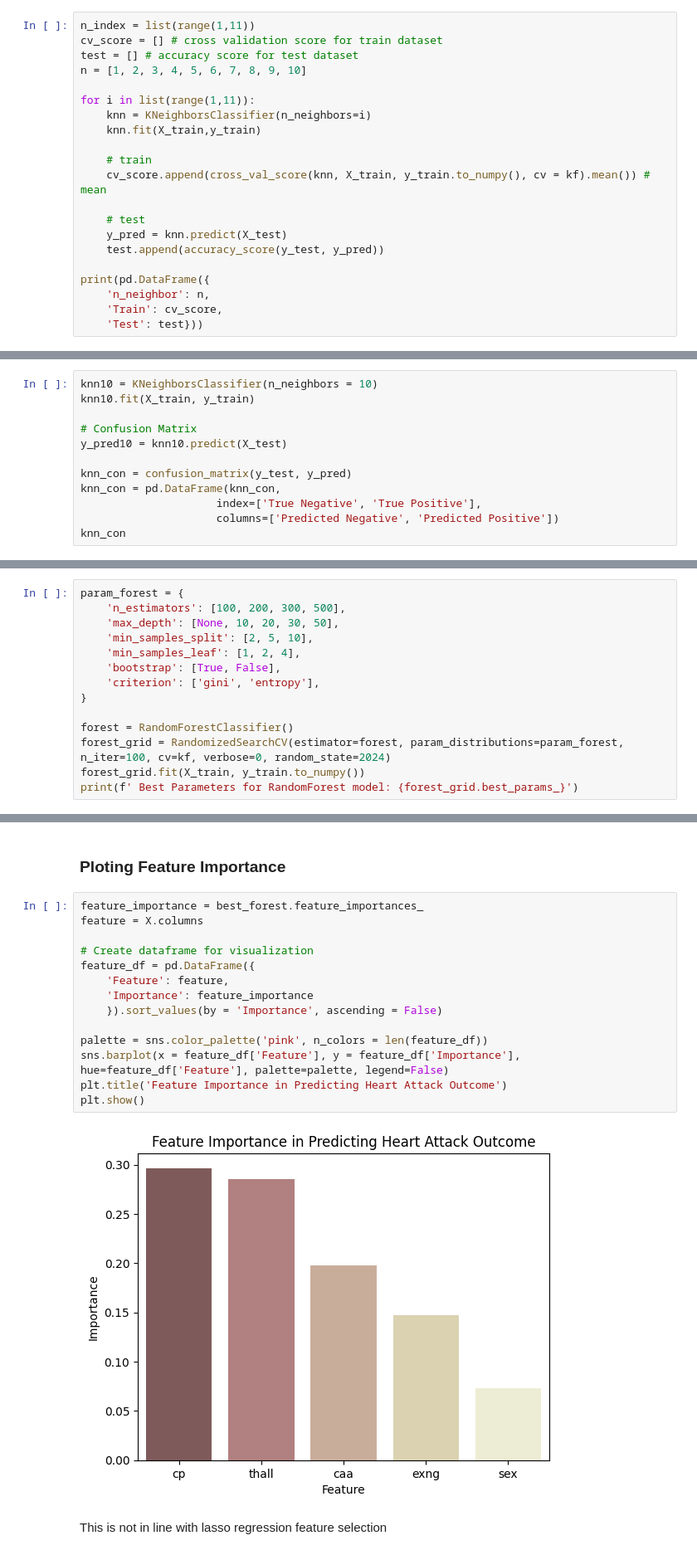
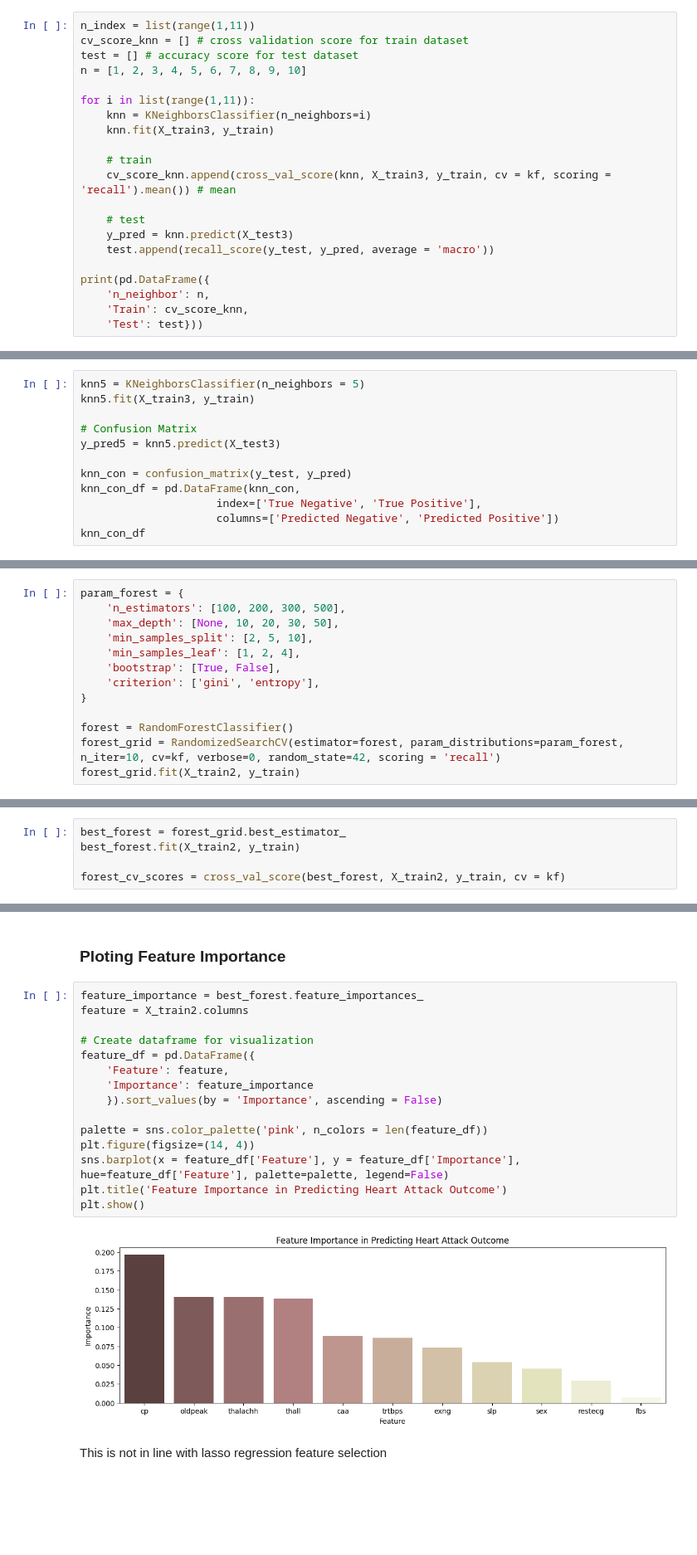
Before and after one commit to ProfessionalSalmon/Heart_Attack_Classification_Model, a Jupyter notebook: heart_attack.ipynb, the cells around one changed output, grey strips where cells are left out. Shown at 83% size. Saved outputs shown, nothing was run; the diff lists cells and outputs as text; blank space fills up the shorter version.

```diff
--- a/heart_attack.ipynb
+++ b/heart_attack.ipynb
@@ -236,23 +262,23 @@ weighted avg       0.81      0.81      0.81        91
 # %%
 n_index = list(range(1,11))
-cv_score = [] # cross validation score for train dataset
+cv_score_knn = [] # cross validation score for train dataset
 test = [] # accuracy score for test dataset
 n = [1, 2, 3, 4, 5, 6, 7, 8, 9, 10]
 
 for i in list(range(1,11)):
     knn = KNeighborsClassifier(n_neighbors=i)
-    knn.fit(X_train,y_train)
+    knn.fit(X_train3, y_train)
 
     # train
-    cv_score.append(cross_val_score(knn, X_train, y_train.to_numpy(), cv = kf).mean()) # mean
+    cv_score_knn.append(cross_val_score(knn, X_train3, y_train, cv = kf, scoring = 'recall').mean()) # mean
 
     # test
-    y_pred = knn.predict(X_test)
-    test.append(accuracy_score(y_test, y_pred))
+    y_pred = knn.predict(X_test3)
+    test.append(recall_score(y_test, y_pred, average = 'macro'))
 
 print(pd.DataFrame({
     'n_neighbor': n,
-    'Train': cv_score,
+    'Train': cv_score_knn,
     'Test': test}))
 # %% [output]
    n_neighbor     Train      Test
@@ -288,14 +314,14 @@ Text(0.5, 1.0, 'Accuracy of Test data for kNN model with varying n_neighbor')
 # %%
-knn10 = KNeighborsClassifier(n_neighbors = 10)
-knn10.fit(X_train, y_train)
+knn5 = KNeighborsClassifier(n_neighbors = 5)
+knn5.fit(X_train3, y_train)
 
 # Confusion Matrix
-y_pred10 = knn10.predict(X_test)
+y_pred5 = knn5.predict(X_test3)
 
 knn_con = confusion_matrix(y_test, y_pred)
-knn_con = pd.DataFrame(knn_con,
+knn_con_df = pd.DataFrame(knn_con,
                      index=['True Negative', 'True Positive'],
                      columns=['Predicted Negative', 'Predicted Positive'])
-knn_con
+knn_con_df
 # %% [output]
 |  | Predicted Negative | Predicted Positive |
@@ -327,7 +353,6 @@ param_forest = {
 }
 
 forest = RandomForestClassifier()
-forest_grid = RandomizedSearchCV(estimator=forest, param_distributions=param_forest, n_iter=100, cv=kf, verbose=0, random_state=2024)
-forest_grid.fit(X_train, y_train.to_numpy())
-print(f' Best Parameters for RandomForest model: {forest_grid.best_params_}')
+forest_grid = RandomizedSearchCV(estimator=forest, param_distributions=param_forest, n_iter=10, cv=kf, verbose=0, random_state=42, scoring = 'recall')
+forest_grid.fit(X_train2, y_train)
 # %% [output]
@@ -334,0 +368,5 @@ print(f' Best Parameters for RandomForest model: {forest_grid.best_params_}')
+# %%
+best_forest = forest_grid.best_estimator_
+best_forest.fit(X_train2, y_train)
+
+forest_cv_scores = cross_val_score(best_forest, X_train2, y_train, cv = kf)
@@ -362,20 +404,21 @@ weighted avg       0.79      0.79      0.79        91
 ### Ploting Feature Importance
 # %%
 feature_importance = best_forest.feature_importances_
-feature = X.columns
+feature = X_train2.columns
 
 # Create dataframe for visualization
 feature_df = pd.DataFrame({
     'Feature': feature,
     'Importance': feature_importance
     }).sort_values(by = 'Importance', ascending = False)
 
 palette = sns.color_palette('pink', n_colors = len(feature_df))
+plt.figure(figsize=(14, 4))
 sns.barplot(x = feature_df['Feature'], y = feature_df['Importance'], hue=feature_df['Feature'], palette=palette, legend=False)
 plt.title('Feature Importance in Predicting Heart Attack Outcome')
 plt.show()
 # %% [output]
-[figure, old version]
+[figure, new version]
 # %% [markdown]
 This is not in line with lasso regression feature selection
 # %% [markdown]
```
Also changed, not shown: parts of 36 cells of this notebook.
